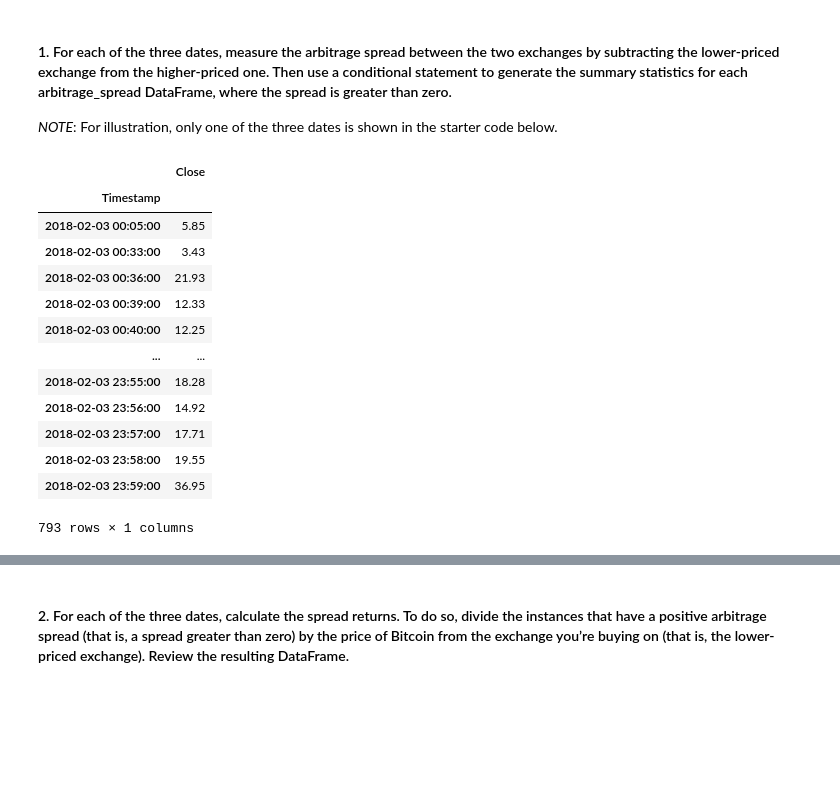
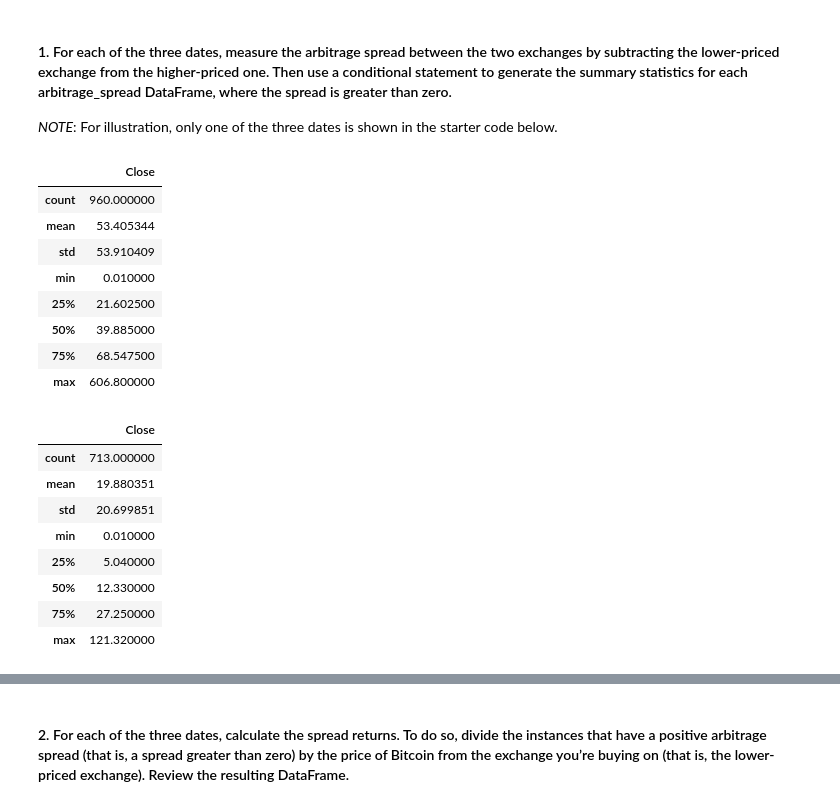
Before and after one commit to xpencive/Module_3_Challenge, a Jupyter notebook: crypto_arbitrage1.ipynb, the cells around one changed output, grey strips where cells are left out. Drawn from its saved outputs; the diff is of its cells as text; code cells hidden in the pictures; blank space fills up the shorter version.

```diff
--- a/crypto_arbitrage1.ipynb
+++ b/crypto_arbitrage1.ipynb
@@ -412,23 +412,33 @@ Calculate the potential profits for each date that you selected in the previous
 # %%
 # For the date early in the dataset, measure the arbitrage spread between the two exchanges
 # by subtracting the lower-priced exchange from the higher-priced one
-arbitrage_spread_early = coinbase_sliced.loc['2018-02-03'] - bitstamp_sliced.loc['2018-02-03']
-
+arbitrage_spread_early = coinbase_sliced.loc['2018-01-16'] - bitstamp_sliced.loc['2018-01-16']
+arbitrage_spread_middle = coinbase_sliced.loc['2018-02-24'] - bitstamp_sliced.loc['2018-02-24']
+arbitrage_spread_late = coinbase_sliced.loc['2018-03-10'] - bitstamp_sliced.loc['2018-03-10']
 # Use a conditional statement to generate the summary statistics for each arbitrage_spread DataFrame
 
-positive_arb_spread = arbitrage_spread_early[arbitrage_spread_early['Close'] > 0]
+positive_spread_early = arbitrage_spread_early[arbitrage_spread_early['Close'] > 0]
+positive_spread_early.describe()
 # %% [output]
 |  | Close |
-| Timestamp |  |
-| 2018-02-03 00:05:00 | 5.85 |
-| 2018-02-03 00:33:00 | 3.43 |
-| 2018-02-03 00:36:00 | 21.93 |
-| 2018-02-03 00:39:00 | 12.33 |
-| 2018-02-03 00:40:00 | 12.25 |
-| ... | ... |
-| 2018-02-03 23:55:00 | 18.28 |
-| 2018-02-03 23:56:00 | 14.92 |
-| 2018-02-03 23:57:00 | 17.71 |
-| 2018-02-03 23:58:00 | 19.55 |
-| 2018-02-03 23:59:00 | 36.95 |
+| count | 960.000000 |
+| mean | 53.405344 |
+| std | 53.910409 |
+| min | 0.010000 |
+| 25% | 21.602500 |
+| 50% | 39.885000 |
+| 75% | 68.547500 |
+| max | 606.800000 |
-793 rows × 1 columns
+# %%
+positive_spread_middle = arbitrage_spread_middle[arbitrage_spread_middle['Close'] > 0]
+positive_spread_middle.describe()
+# %% [output]
+|  | Close |
+| count | 713.000000 |
+| mean | 19.880351 |
+| std | 20.699851 |
+| min | 0.010000 |
+| 25% | 5.040000 |
+| 50% | 12.330000 |
+| 75% | 27.250000 |
+| max | 121.320000 |
```
Also changed, not shown: parts of 19 cells of this notebook.
